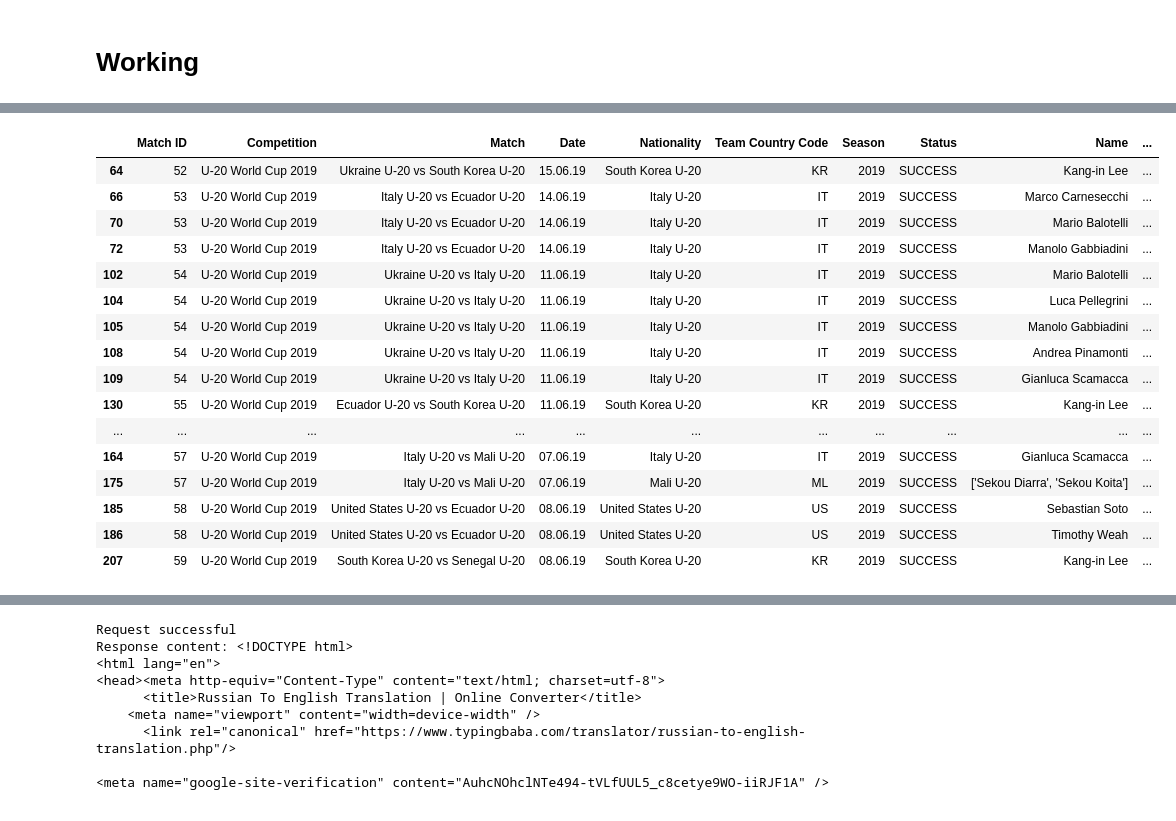
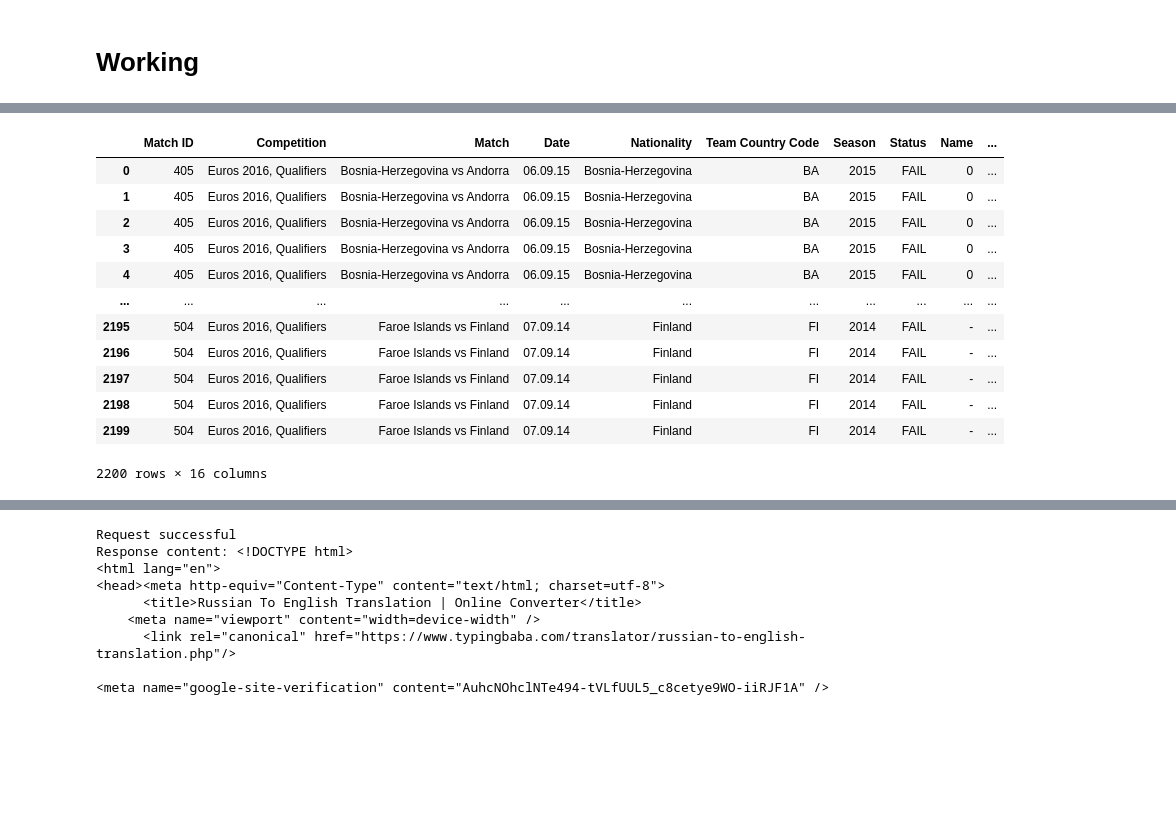
Before and after one commit to finnlsmith/footy_project_market_value_rankings, a Jupyter notebook: create_dataset_1/assemble_dataset_1_new.ipynb, the cells around one changed output, grey strips where cells are left out. Cells and saved outputs as stored; diff of their text form; code cells hidden in the pictures; blank space fills up the shorter version.

Commit message:
Update create_dataset_1 folder- done with 1000 rows

```diff
--- a/create_dataset_1/assemble_dataset_1_new.ipynb
+++ b/create_dataset_1/assemble_dataset_1_new.ipynb
@@ -714,11 +775,19 @@ pd.set_option('display.max_columns', None)
 #cyrillic - 1205, 1206 - DONE (FOR NOW)
 
 
-#0, 100
+#0, 312 - THE u-20 WORLD CUP
+
+#312, 400 - done
+#400, 500 - done
 
 
+#500, 600
+
+#521 - ivanovic thing
+#after the match date filter returns one guy, add that to a dictionary
+
 salary_boolean = False
-for k in range(100, 200):
+for k in range(800, 1000):
     nationality_this = lineups_data.at[k, 'TeamName']
     competition_this = lineups_data.at[k, 'Competition']
     #nationality_this = lineups_data.at[k, 'Match']
@@ -781,6 +850,28 @@ for k in range(100, 200):
             }
 
             lookup_dataset_1 = pd.concat([lookup_dataset_1, pd.DataFrame([data_row])], ignore_index=True)
+        elif pd.isna(player_this):
+            #print('nullski here')
+            data_row = {
+                'Match ID': lineups_data.at[k, 'Match ID'],
+                'Competition': competition_this,
+                'Match': lineups_data.at[k, 'Match'],
+                'Date': date_this,
+                'Nationality': nationality_this,
+                'Team Country Code': country_code_this,
+                'Season': full_num,
+                'Status': 'FAIL',
+                'Name': 'Null', #this will be zero if a fail happens
+                'Market Value': 0,
+                'Lookup Still Required?': False,
+                'Lookup Return Case': 'Null Name',
+                'Impute Required?': False,
+                'Name(s) Found': '',
+                'ORIGINAL JERSEY': '-',
+                'Match Case': 'none' #single, multiple, none or cyrillic
+            }
+
+            lookup_dataset_1 = pd.concat([lookup_dataset_1, pd.DataFrame([data_row])], ignore_index=True)
         else:
             thisrow_info = (new_overarching(i, player_this, nationality_this, date_this, salary_boolean, competition_this, combination_dict_matches, combination_dict_NON_matches, combination_dict_multi_matches))
             print(thisrow_info)
@@ -857,20 +965,16 @@ competition_this
 # %%
-lookup_dataset_1[lookup_dataset_1['Status'] == 'SUCCESS']
+lookup_dataset_1#[lookup_dataset_1['Name'] == 'Sekou']
 # %% [output]
 |  | Match ID | Competition | Match | Date | Nationality | Team Country Code | Season | Status | Name | ... |
-| 64 | 52 | U-20 World Cup 2019 | Ukraine U-20 vs South Korea U-20 | 15.06.19 | South Korea U-20 | KR | 2019 | SUCCESS | Kang-in Lee | ... |
-| 66 | 53 | U-20 World Cup 2019 | Italy U-20 vs Ecuador U-20 | 14.06.19 | Italy U-20 | IT | 2019 | SUCCESS | Marco Carnesecchi | ... |
-| 70 | 53 | U-20 World Cup 2019 | Italy U-20 vs Ecuador U-20 | 14.06.19 | Italy U-20 | IT | 2019 | SUCCESS | Mario Balotelli | ... |
-| 72 | 53 | U-20 World Cup 2019 | Italy U-20 vs Ecuador U-20 | 14.06.19 | Italy U-20 | IT | 2019 | SUCCESS | Manolo Gabbiadini | ... |
-| 102 | 54 | U-20 World Cup 2019 | Ukraine U-20 vs Italy U-20 | 11.06.19 | Italy U-20 | IT | 2019 | SUCCESS | Mario Balotelli | ... |
-| 104 | 54 | U-20 World Cup 2019 | Ukraine U-20 vs Italy U-20 | 11.06.19 | Italy U-20 | IT | 2019 | SUCCESS | Luca Pellegrini | ... |
-| 105 | 54 | U-20 World Cup 2019 | Ukraine U-20 vs Italy U-20 | 11.06.19 | Italy U-20 | IT | 2019 | SUCCESS | Manolo Gabbiadini | ... |
-| 108 | 54 | U-20 World Cup 2019 | Ukraine U-20 vs Italy U-20 | 11.06.19 | Italy U-20 | IT | 2019 | SUCCESS | Andrea Pinamonti | ... |
-| 109 | 54 | U-20 World Cup 2019 | Ukraine U-20 vs Italy U-20 | 11.06.19 | Italy U-20 | IT | 2019 | SUCCESS | Gianluca Scamacca | ... |
-| 130 | 55 | U-20 World Cup 2019 | Ecuador U-20 vs South Korea U-20 | 11.06.19 | South Korea U-20 | KR | 2019 | SUCCESS | Kang-in Lee | ... |
+| 0 | 405 | Euros 2016, Qualifiers | Bosnia-Herzegovina vs Andorra | 06.09.15 | Bosnia-Herzegovina | BA | 2015 | FAIL | 0 | ... |
+| 1 | 405 | Euros 2016, Qualifiers | Bosnia-Herzegovina vs Andorra | 06.09.15 | Bosnia-Herzegovina | BA | 2015 | FAIL | 0 | ... |
+| 2 | 405 | Euros 2016, Qualifiers | Bosnia-Herzegovina vs Andorra | 06.09.15 | Bosnia-Herzegovina | BA | 2015 | FAIL | 0 | ... |
+| 3 | 405 | Euros 2016, Qualifiers | Bosnia-Herzegovina vs Andorra | 06.09.15 | Bosnia-Herzegovina | BA | 2015 | FAIL | 0 | ... |
+| 4 | 405 | Euros 2016, Qualifiers | Bosnia-Herzegovina vs Andorra | 06.09.15 | Bosnia-Herzegovina | BA | 2015 | FAIL | 0 | ... |
 | ... | ... | ... | ... | ... | ... | ... | ... | ... | ... | ... |
-| 164 | 57 | U-20 World Cup 2019 | Italy U-20 vs Mali U-20 | 07.06.19 | Italy U-20 | IT | 2019 | SUCCESS | Gianluca Scamacca | ... |
-| 175 | 57 | U-20 World Cup 2019 | Italy U-20 vs Mali U-20 | 07.06.19 | Mali U-20 | ML | 2019 | SUCCESS | ['Sekou Diarra', 'Sekou Koita'] | ... |
-| 185 | 58 | U-20 World Cup 2019 | United States U-20 vs Ecuador U-20 | 08.06.19 | United States U-20 | US | 2019 | SUCCESS | Sebastian Soto | ... |
-| 186 | 58 | U-20 World Cup 2019 | United States U-20 vs Ecuador U-20 | 08.06.19 | United States U-20 | US | 2019 | SUCCESS | Timothy Weah | ... |
-| 207 | 59 | U-20 World Cup 2019 | South Korea U-20 vs Senegal U-20 | 08.06.19 | South Korea U-20 | KR | 2019 | SUCCESS | Kang-in Lee | ... |
+| 2195 | 504 | Euros 2016, Qualifiers | Faroe Islands vs Finland | 07.09.14 | Finland | FI | 2014 | FAIL | - | ... |
+| 2196 | 504 | Euros 2016, Qualifiers | Faroe Islands vs Finland | 07.09.14 | Finland | FI | 2014 | FAIL | - | ... |
+| 2197 | 504 | Euros 2016, Qualifiers | Faroe Islands vs Finland | 07.09.14 | Finland | FI | 2014 | FAIL | - | ... |
+| 2198 | 504 | Euros 2016, Qualifiers | Faroe Islands vs Finland | 07.09.14 | Finland | FI | 2014 | FAIL | - | ... |
+| 2199 | 504 | Euros 2016, Qualifiers | Faroe Islands vs Finland | 07.09.14 | Finland | FI | 2014 | FAIL | - | ... |
+2200 rows × 16 columns
```
Also changed, not shown: parts of 14 cells of this notebook, 6 other files.
